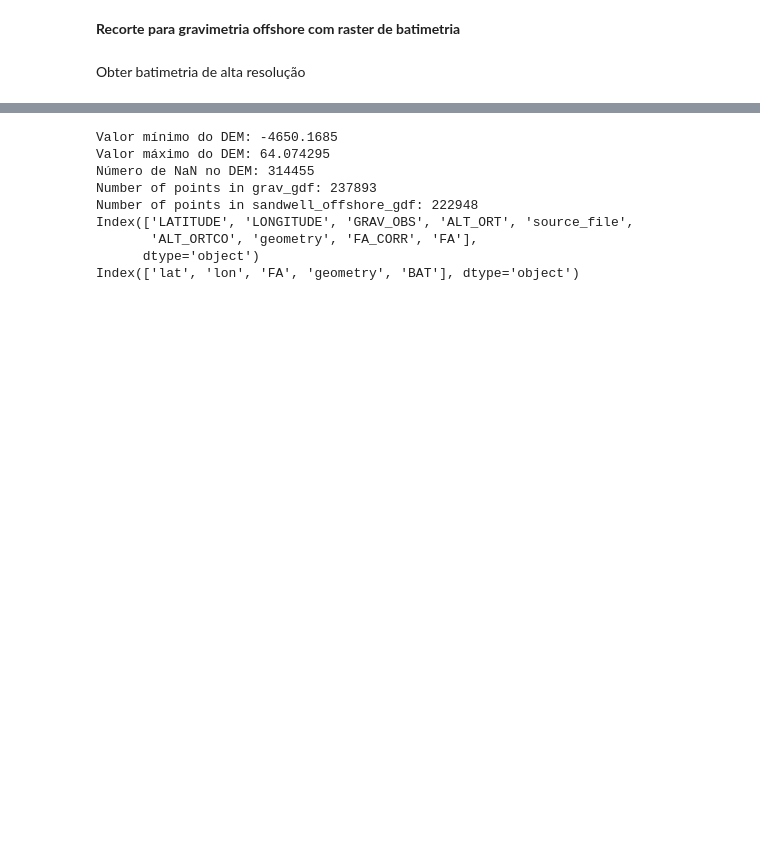
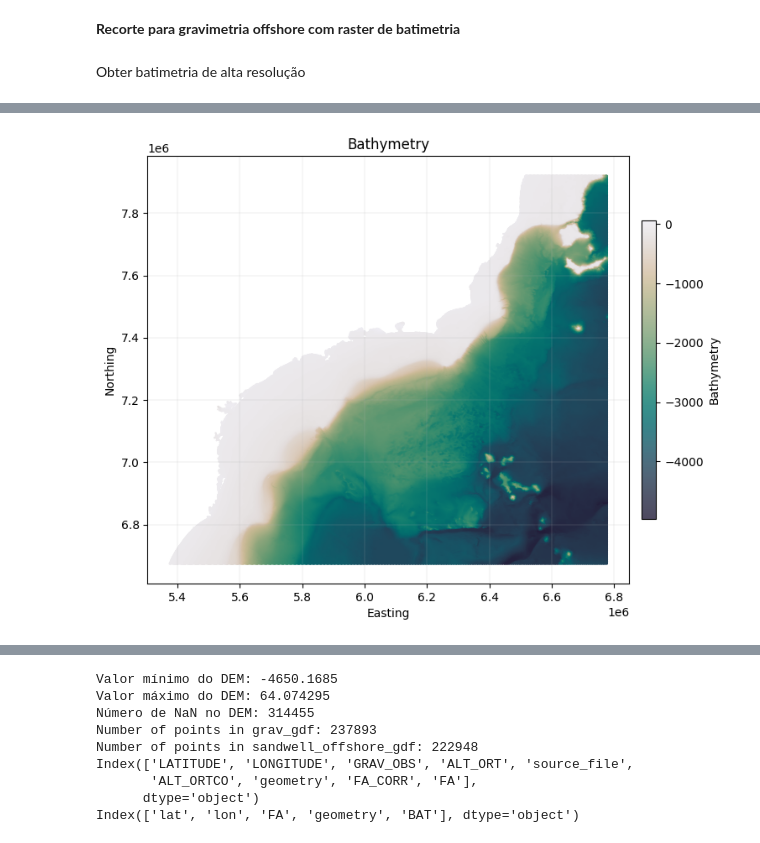
Before and after one commit to lszam/potentials-on, a Jupyter notebook: PosdocON_GravCamposSantosRibeira_Etapa02.ipynb, the cells around one changed output, grey strips where cells are left out. Drawn from its saved outputs; the diff is of its cells as text; code cells hidden in the pictures; blank space fills up the shorter version.

```diff
--- a/PosdocON_GravCamposSantosRibeira_Etapa02.ipynb
+++ b/PosdocON_GravCamposSantosRibeira_Etapa02.ipynb
@@ -411,0 +424,4 @@ with rasterio.open(
+# %%
+plot_gdf_scatter(x=bat_gdf["X"], y=bat_gdf["Y"], c=bat_gdf["BAT"], cmap=cmocean.cm.rain_r, title="Bathymetry")
+# %% [output]
+[figure, added]
```
Also changed, not shown: parts of 8 cells of this notebook.
